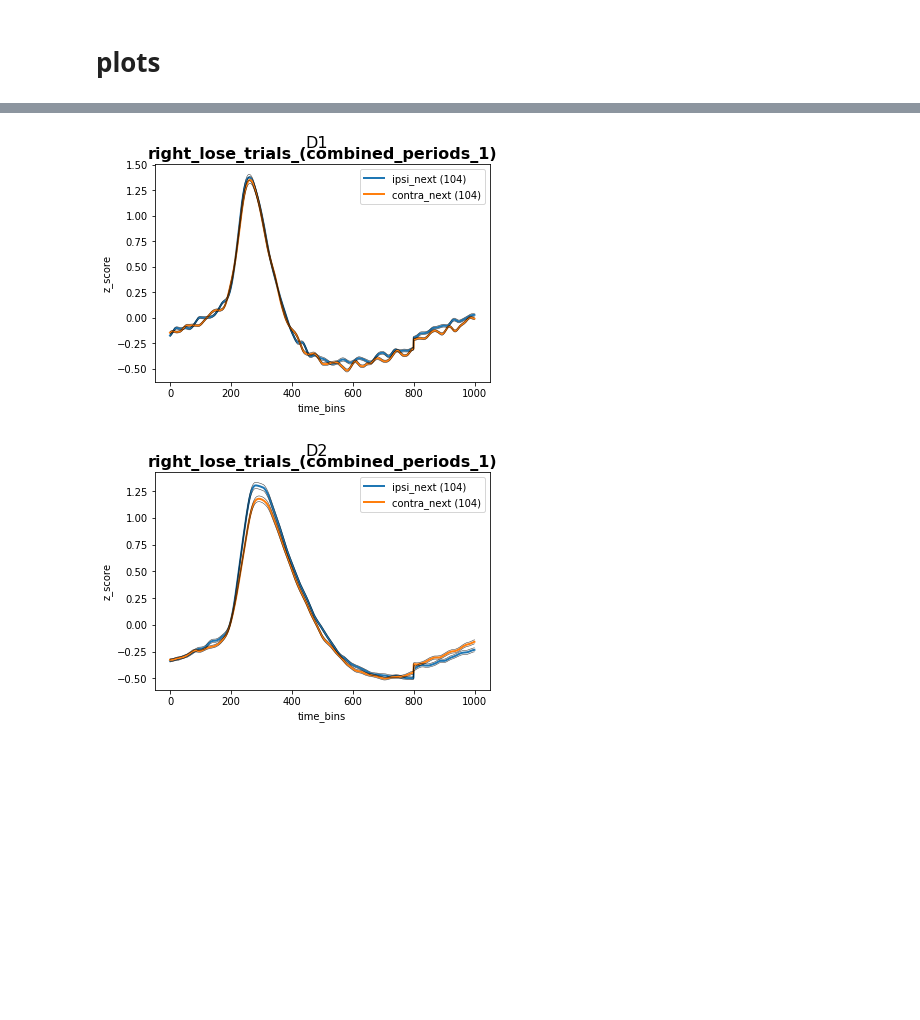
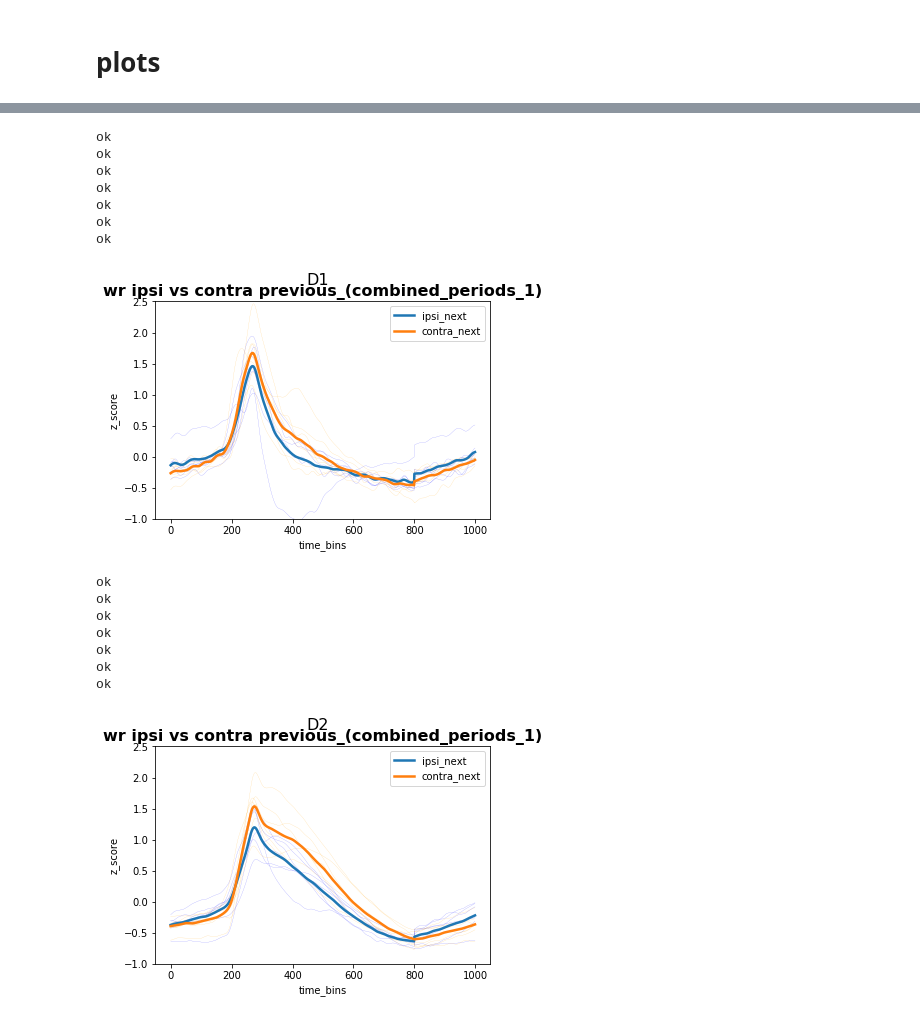
Before and after one commit to gilmandelbaum/analysis-pipeline-for-photometry_ex, a Jupyter notebook: Nb_data_set/1.data_set_lineplot/TestOutPut.ipynb, the cells around one changed output, grey strips where cells are left out. Cells and saved outputs as stored; diff of their text form; code cells hidden in the pictures; blank space fills up the shorter version.

```diff
--- a/Nb_data_set/1.data_set_lineplot/TestOutPut.ipynb
+++ b/Nb_data_set/1.data_set_lineplot/TestOutPut.ipynb
@@ -317,0 +206,3 @@ r_d2_lose_mean_sem_traces = dslhf.make_sem_traces(r_d2_lose_mean_sem)
+# %%
+sessionIndex_perMouse = list(map(int,sessionIndex_perMouse))
+sessionIndex_perMouse
@@ -317,0 +232,2 @@ r_d2_lose_mean_sem_traces = dslhf.make_sem_traces(r_d2_lose_mean_sem)
+# %%
+d1_win_mean_ipsi_contra_per_mouse_data_set = calculate_mean_per_mouse_ipsi_contra(d1_win_mean_ipsi_contra,sessionIndex_perMouse)
@@ -332,12 +241,0 @@ dslhf.plot_ipsi_contra_together(r_d2_win_mean_sem,
-# %%
-dslhf.plot_ipsi_contra_together(r_d1_lose_mean_sem,
-                                r_d1_lose_mean_sem_traces,
-                                "right_lose_trials",period_of_interest,"D1",y_axis,cache_dir_plt)
-# %% [output]
-[figure, removed]
-# %%
-dslhf.plot_ipsi_contra_together(r_d2_lose_mean_sem,
-                                r_d2_lose_mean_sem_traces,
-                                "right_lose_trials",period_of_interest,"D2",y_axis,cache_dir_plt)
-# %% [output]
-[figure, removed]
@@ -343,0 +244,60 @@ dslhf.plot_ipsi_contra_together(r_d2_lose_mean_sem,
+# %%
+def plot_win_or_lose_ipsi_contra_per_mouse(mean_ipsi_contra_per_mouse_data_set,
+                                           trial_type,period_of_interest,cell_type,y_axis,path_to_plot):
+
+
+
+    for i in range(len(mean_ipsi_contra_per_mouse_data_set[0].columns)):
+
+        plt.plot(mean_ipsi_contra_per_mouse_data_set[0].iloc[:,i],color='blue', linewidth=0.2,alpha=0.5)
+        plt.plot(mean_ipsi_contra_per_mouse_data_set[2].iloc[:,i],color='orange', linewidth=0.2,alpha=0.5)
+
+        print ("ok")
+
+    plt.plot(mean_ipsi_contra_per_mouse_data_set[1],linewidth=2.5, label="ipsi_next")
+    plt.plot(mean_ipsi_contra_per_mouse_data_set[3],linewidth=2.5, label="contra_next")
+
+
+    plt.ylim([-1,2.5])
+
+
+
+    # Add legend
+    plt.legend(loc='upper right')
+
+    # Add title and x, y labels
+    title = trial_type+"_"+"("+period_of_interest+")"
+    plt.title(title, fontsize=16, fontweight='bold')
+    plt.suptitle(cell_type, fontsize=16)
+
+    plt.xlabel("time_bins")
+
+    #the y axis is defined in the paper mill. This allows to run 7_b with 3a,3b,3c and any future 3s, easliy changing the
+    #the name of the y axis to not cause confusion.
+    plt.ylabel(y_axis)
+    plt.savefig(path_to_plot+"/"+"_"+trial_type+cell_type+"_"+period_of_interest+'.pdf')
+    plt.show()
+# %%
+plot_win_or_lose_ipsi_contra_per_mouse(d1_win_mean_ipsi_contra_per_mouse_data_set,
+                                       "wr ipsi vs contra previous",period_of_interest,"D1",y_axis,cache_dir_plt)
+# %% [output]
+ok
+ok
+ok
+ok
+ok
+ok
+ok
+[figure, added]
+# %%
+plot_win_or_lose_ipsi_contra_per_mouse(d2_win_mean_ipsi_contra_per_mouse_data_set,
+                                       "wr ipsi vs contra previous",period_of_interest,"D2",y_axis,cache_dir_plt)
+# %% [output]
+ok
+ok
+ok
+ok
+ok
+ok
+ok
+[figure, added]
```
Also changed, not shown: parts of 62 cells of this notebook, 7 other files.
